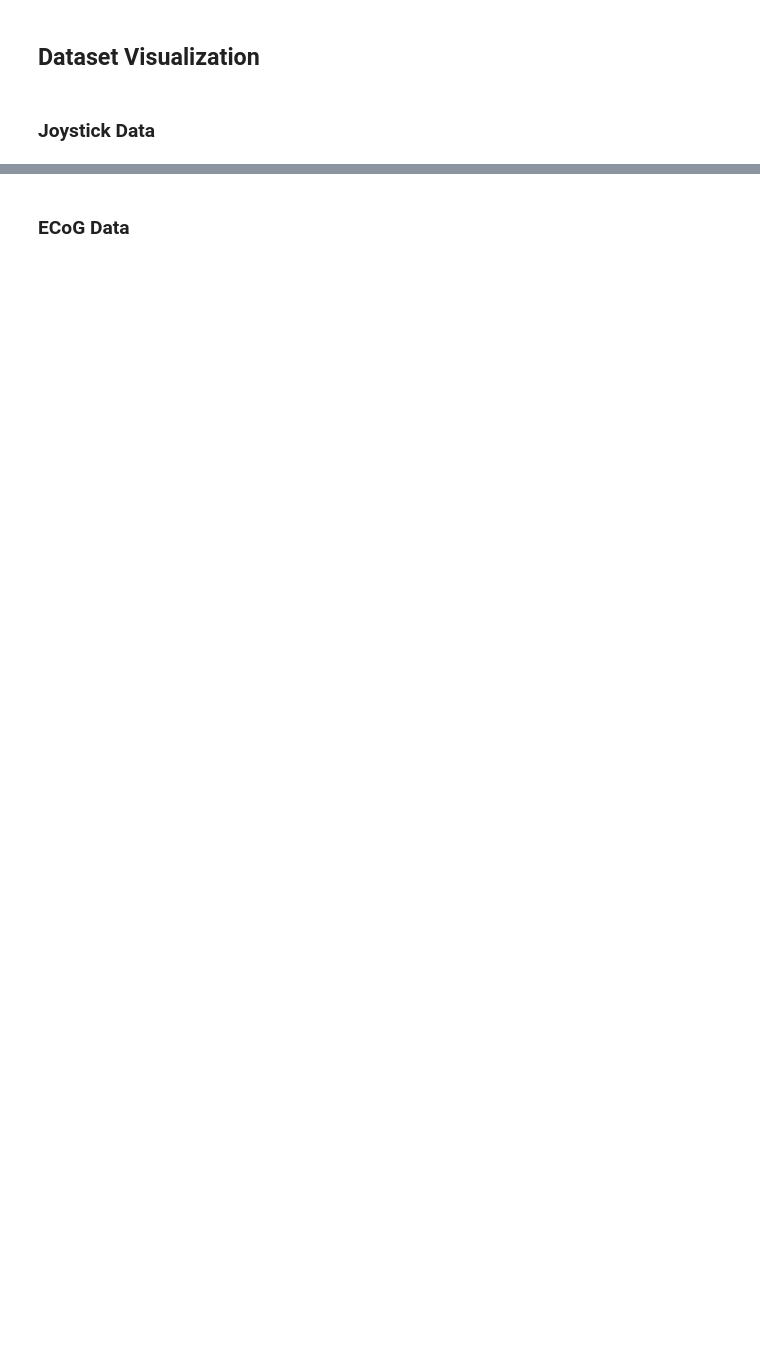
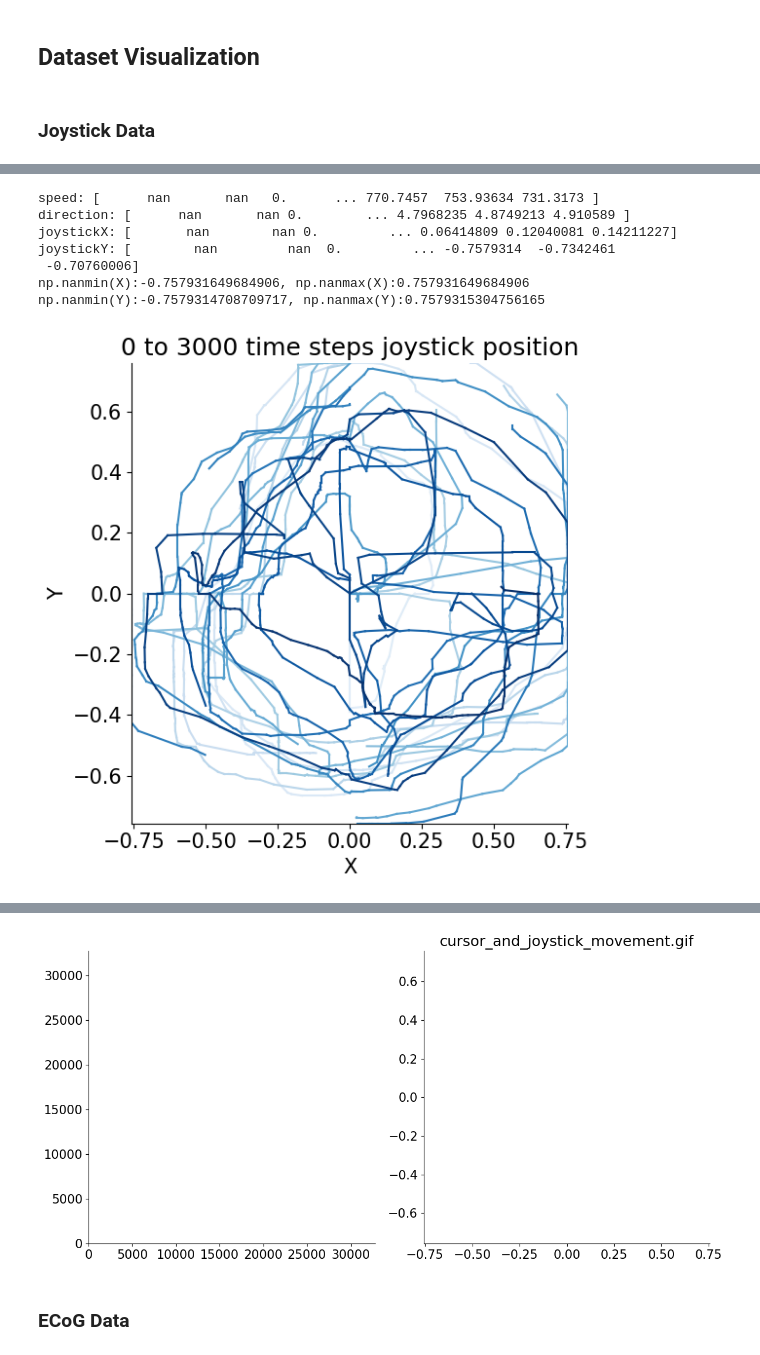
Before and after one commit to UBCMint/Joystick-Prediction, a Jupyter notebook: Index.ipynb, the cells around one changed output, grey strips where cells are left out. Cells and saved outputs as stored; diff of their text form; code cells hidden in the pictures; blank space fills up the shorter version.

Commit message:
Added np.nanmin and maxes replacing min and  max so that gifs render correctly even after filtering values into nan.

```diff
--- a/Index.ipynb
+++ b/Index.ipynb
@@ -305,7 +367,7 @@ def plot_figure_over_time(X : np.ndarray, Y : np.ndarray,
     ax.plot(X[k:k+2], Y[k:k+2], color=blueColor[k])
   plt.xlabel('X'); plt.ylabel('Y')
   plt.title(figureName)
-  plt.xlim(min(X), max(X)); plt.ylim(min(Y), max(Y))
+  plt.xlim(np.nanmin(X), np.nanmax(X)); plt.ylim(np.nanmin(Y), np.nanmax(Y))
   plt.show()
 # %%
 import os
@@ -323,8 +385,8 @@ def plot_and_save_gif(X, Y, plot_every_n : int, figurepath : str,
                       doSave : bool=True, addProgressBar : bool = True,
                       trail_length : int = None):
 
-  xLowerbound, xUpperbound = min(X), max(X)
-  yLowerbound, yUpperbound = min(Y), max(Y)
+  xLowerbound, xUpperbound = np.nanmin(X), np.nanmax(X)
+  yLowerbound, yUpperbound = np.nanmin(Y), np.nanmax(Y)
   # Calculate how often we plot
   number_of_rendered_frames = len(X) // plot_every_n
   # Create the figure and axes objects
@@ -386,10 +448,10 @@ def plot_and_save_cursor_and_joystick_gif(cursorX, cursorY, joystickX, joystickY
                                           addProgressBar : bool = True,
                                           trail_length : int = None):
 
-  xCursorLowerbound, xCursorUpperbound = min(cursorX), max(cursorX)
-  yCursorLowerbound, yCursorUpperbound = min(cursorY), max(cursorY)
-  xJoystickLowerbound, xJoystickUpperbound = min(joystickX), max(joystickX)
-  yJoystickLowerbound, yJoystickUpperbound = min(joystickY), max(joystickY)
+  xCursorLowerbound, xCursorUpperbound = np.nanmin(cursorX), np.nanmax(cursorX)
+  yCursorLowerbound, yCursorUpperbound = np.nanmin(cursorY), np.nanmax(cursorY)
+  xJoystickLowerbound, xJoystickUpperbound = np.nanmin(joystickX), np.nanmax(joystickX)
+  yJoystickLowerbound, yJoystickUpperbound = np.nanmin(joystickY), np.nanmax(joystickY)
   # Calculate how often we plot
   assert len(cursorX) == len(cursorY)
   assert len(joystickX) == len(joystickY)
@@ -452,41 +514,50 @@ patient = alldat[0][0]
 cursorX = patient["cursorX"][::TIMEPOINTS_PER_CURSOR_UPDATE]
 cursorY = patient["cursorY"][::TIMEPOINTS_PER_CURSOR_UPDATE]
 
-ledgesX = (min(cursorX)+1, max(cursorX)-1)
-ledgesY = (min(cursorY)+1, max(cursorY)-1)
+ledgesX = (np.nanmin(cursorX)+1, np.nanmax(cursorX)-1)
+ledgesY = (np.nanmin(cursorY)+1, np.nanmax(cursorY)-1)
 
 speed, direction = get_speed_and_direction(
-    cursorX, cursorY#, xLimits=ledgesX, yLimits=ledgesY
+    cursorX, cursorY, xLimits=ledgesX, yLimits=ledgesY
     )
 end = min(end, len(speed))
 # TODO REMOVE
 # ARBITRARY REMOVAL OF VALUES OF SPEED OVER 10000; THIS MAKES THE GRAPH MUCH
 # MORE EASY TO UNDERSTAND
 speed[speed > 10000] = 0
 # TODO REMOVE END
-norm_speed = speed / np.max(speed) # normalize between 0 and 1
+norm_speed = speed / np.nanmax(speed) # normalize between 0 and 1
 
 # plt.hist(speed)
 # plt.yscale('log')
 # plt.show
 
 # compute position of joy stick from speed & direction
 joystickX = norm_speed * np.cos(direction)
 joystickY = norm_speed * np.sin(direction)
 
 plot_figure_over_time(
     joystickX, joystickY, start, end,
     f'{start} to {min(end, len(joystickY))} time steps joystick position'
     )
 # rendering only joystick
 FIGURE_PATH = "joystick_movement.gif"
 plot_and_save_gif(joystickX[start:end], joystickY[start:end],
                   plot_every_n=10, figurepath=FIGURE_PATH, doSave=True,
                   addProgressBar=True, trail_length=10*10)
 # rendering both cursor and joystick
 FIGURE_PATH = "cursor_and_joystick_movement.gif"
 plot_and_save_cursor_and_joystick_gif(
       cursorX[start:end],   cursorY[start:end],
     joystickX[start:end], joystickY[start:end],
     plot_every_n=10, figurepath=FIGURE_PATH, doSave=True,
     addProgressBar=True, trail_length=10*10)
+# %% [output]
+speed: [      nan       nan   0.      ... 770.7457  753.93634 731.3173 ]
+direction: [      nan       nan 0.        ... 4.7968235 4.8749213 4.910589 ]
+joystickX: [       nan        nan 0.         ... 0.06414809 0.12040081 0.14211227]
+joystickY: [        nan         nan  0.         ... -0.7579314  -0.7342461
+ -0.70760006]
+np.nanmin(X):-0.757931649684906, np.nanmax(X):0.757931649684906
+np.nanmin(Y):-0.7579314708709717, np.nanmax(Y):0.7579315304756165
+[figure, added]
@@ -493,2 +565,3 @@ plot_and_save_cursor_and_joystick_gif(
+[figure, added]
 # %% [markdown]
 ### ECoG Data
```
Also changed, not shown: parts of 9 cells of this notebook.
